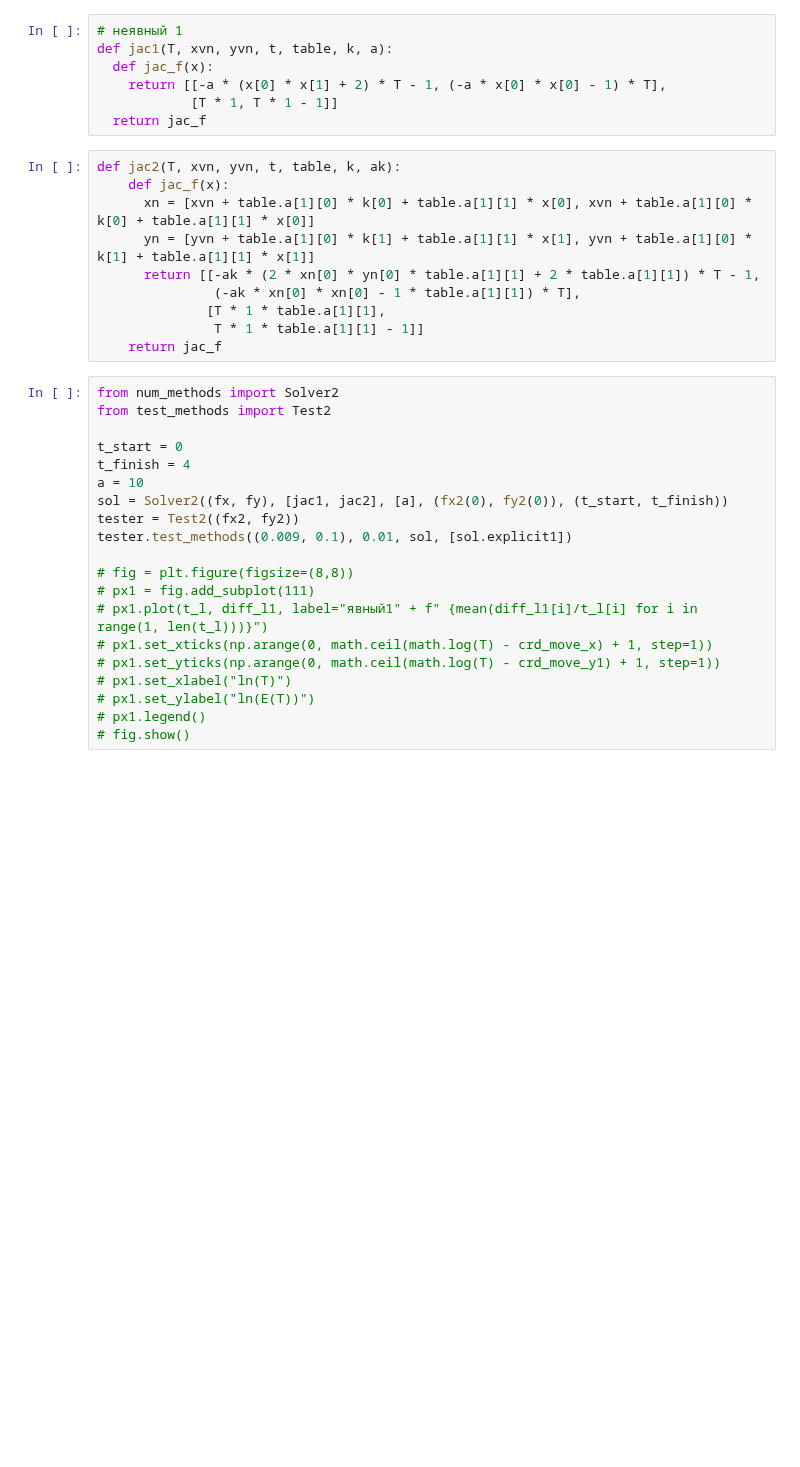
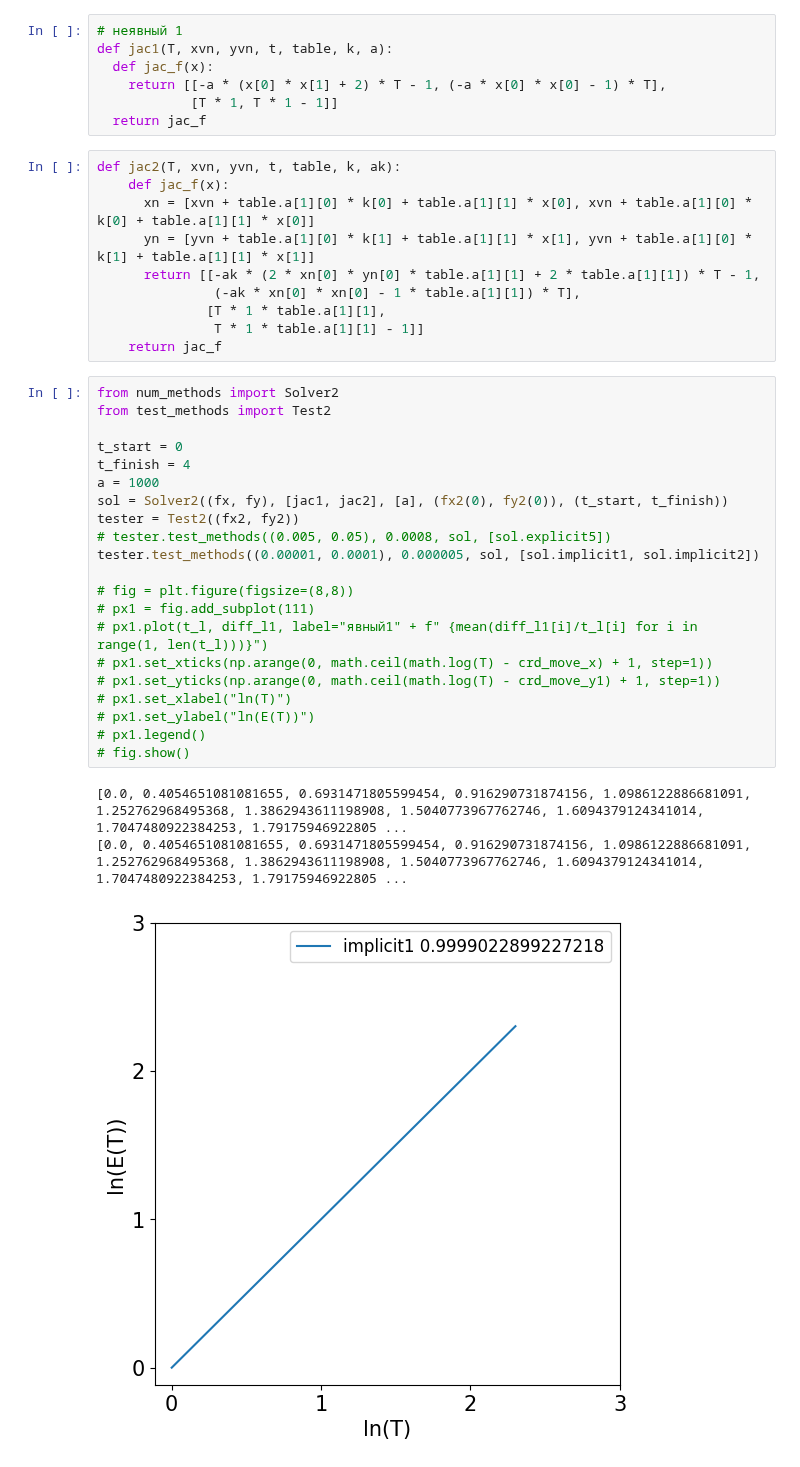
Before and after one commit to ArnautovPeter/projectPractice, a Jupyter notebook: src/test_task2.ipynb, the cells around one changed output. Saved outputs shown, nothing was run; the diff lists cells and outputs as text; blank space fills up the shorter version.

```diff
--- a/src/test_task2.ipynb
+++ b/src/test_task2.ipynb
@@ -34,20 +47,25 @@ def jac2(T, xvn, yvn, t, table, k, ak):
 # %%
 from num_methods import Solver2
 from test_methods import Test2
 
 t_start = 0
 t_finish = 4
-a = 10
+a = 1000
 sol = Solver2((fx, fy), [jac1, jac2], [a], (fx2(0), fy2(0)), (t_start, t_finish))
 tester = Test2((fx2, fy2))
-tester.test_methods((0.009, 0.1), 0.01, sol, [sol.explicit1])
+# tester.test_methods((0.005, 0.05), 0.0008, sol, [sol.explicit5])
+tester.test_methods((0.00001, 0.0001), 0.000005, sol, [sol.implicit1, sol.implicit2])
 
 # fig = plt.figure(figsize=(8,8))
 # px1 = fig.add_subplot(111)
 # px1.plot(t_l, diff_l1, label="явный1" + f" {mean(diff_l1[i]/t_l[i] for i in range(1, len(t_l)))}")
 # px1.set_xticks(np.arange(0, math.ceil(math.log(T) - crd_move_x) + 1, step=1))
 # px1.set_yticks(np.arange(0, math.ceil(math.log(T) - crd_move_y1) + 1, step=1))
 # px1.set_xlabel("ln(T)")
 # px1.set_ylabel("ln(E(T))")
 # px1.legend()
 # fig.show()
+# %% [output]
+[0.0, 0.4054651081081655, 0.6931471805599454, 0.916290731874156, 1.0986122886681091, 1.252762968495368, 1.3862943611198908, 1.5040773967762746, 1.6094379124341014, 1.7047480922384253, 1.79175946922805 ...
+[0.0, 0.4054651081081655, 0.6931471805599454, 0.916290731874156, 1.0986122886681091, 1.252762968495368, 1.3862943611198908, 1.5040773967762746, 1.6094379124341014, 1.7047480922384253, 1.79175946922805 ...
+[figure, added]
```
Also changed, not shown: parts of 2 cells of this notebook, 11 other files.
